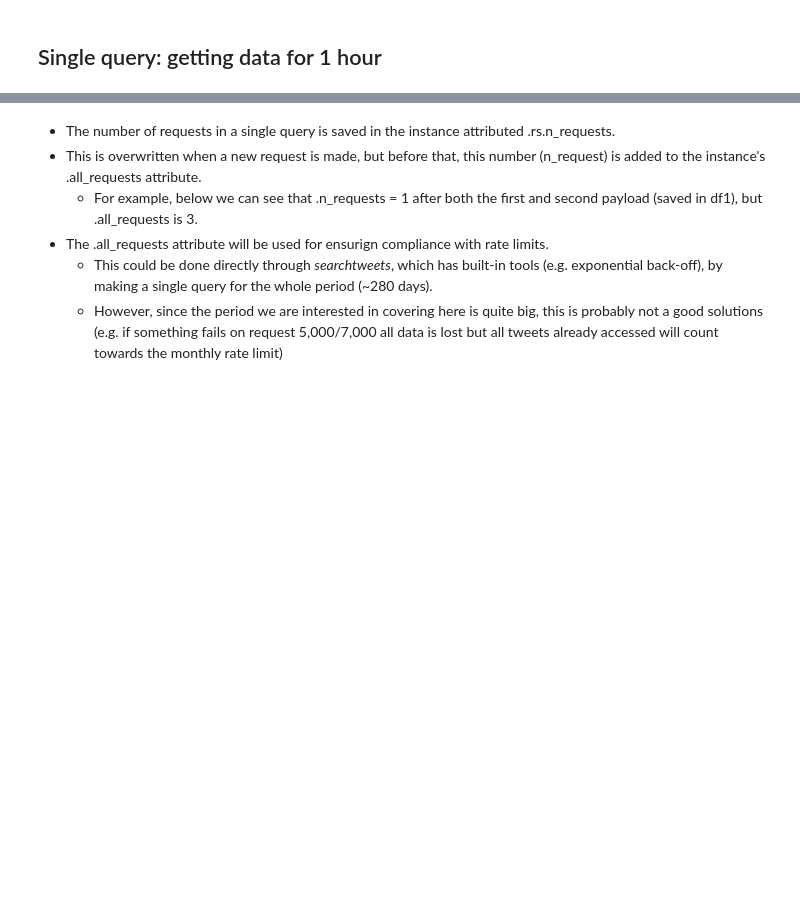
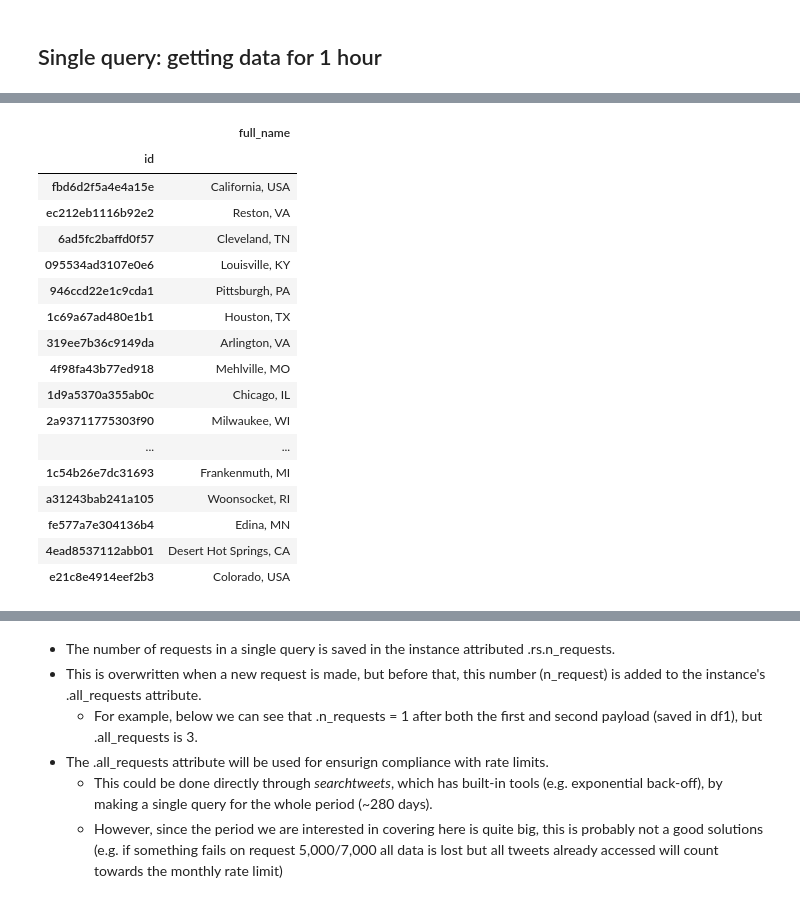
Before and after one commit to factitious/survey_v_social_media, a Jupyter notebook: Methods/Scripts/Twitter/testDev.ipynb, the cells around one changed output, grey strips where cells are left out. Saved outputs shown, nothing was run; the diff lists cells and outputs as text; code cells hidden in the pictures; blank space fills up the shorter version.

```diff
--- a/Methods/Scripts/Twitter/testDev.ipynb
+++ b/Methods/Scripts/Twitter/testDev.ipynb
@@ -486,0 +519,21 @@ df1
+# %%
+places_df
+# %% [output]
+|  | full_name |
+| id |  |
+| fbd6d2f5a4e4a15e | California, USA |
+| ec212eb1116b92e2 | Reston, VA |
+| 6ad5fc2baffd0f57 | Cleveland, TN |
+| 095534ad3107e0e6 | Louisville, KY |
+| 946ccd22e1c9cda1 | Pittsburgh, PA |
+| 1c69a67ad480e1b1 | Houston, TX |
+| 319ee7b36c9149da | Arlington, VA |
+| 4f98fa43b77ed918 | Mehlville, MO |
+| 1d9a5370a355ab0c | Chicago, IL |
+| 2a93711775303f90 | Milwaukee, WI |
+| ... | ... |
+| 1c54b26e7dc31693 | Frankenmuth, MI |
+| a31243bab241a105 | Woonsocket, RI |
+| fe577a7e304136b4 | Edina, MN |
+| 4ead8537112abb01 | Desert Hot Springs, CA |
+| e21c8e4914eef2b3 | Colorado, USA |
```
Also changed, not shown: parts of 9 cells of this notebook, 3 other files.
